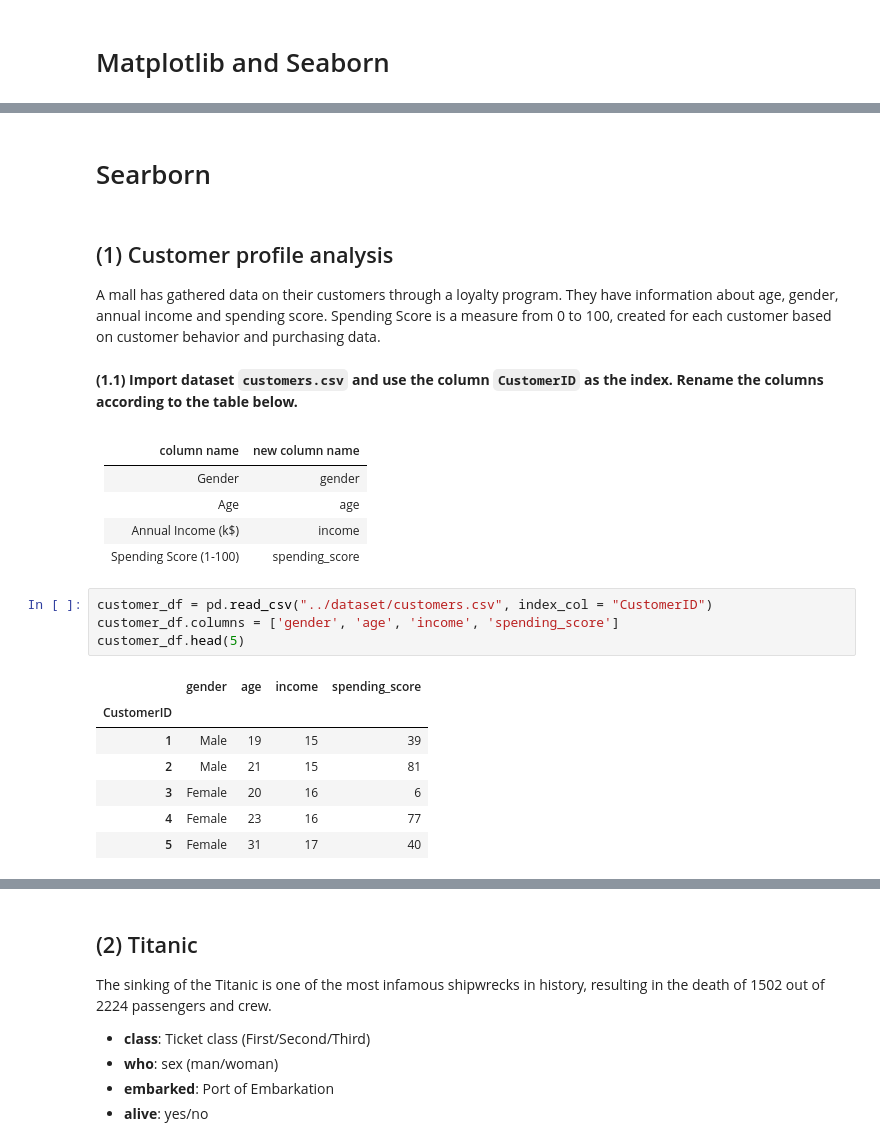
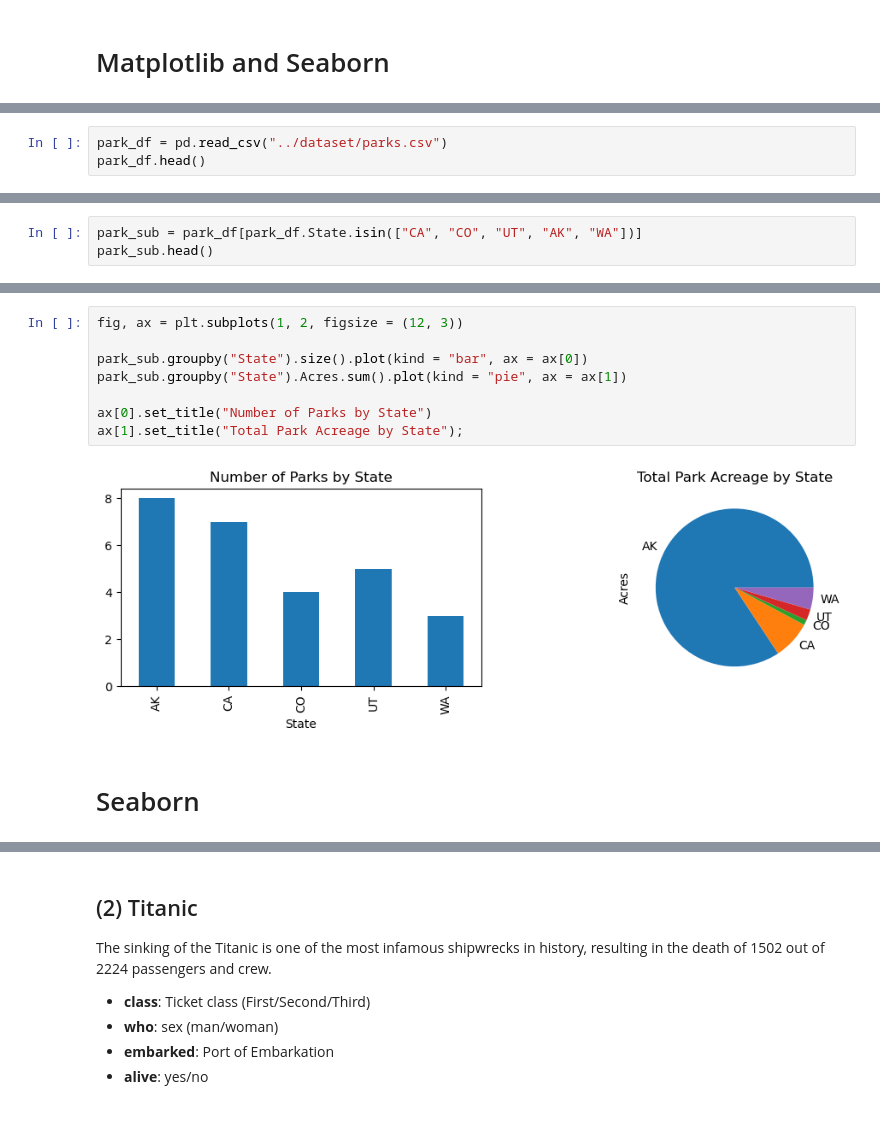
Before and after one commit to elthin/EBA3400, a Jupyter notebook: 03_jupyter_exercise/12_Matplotlib and Seaborn_Solution.ipynb, the cells around one changed output, grey strips where cells are left out. Drawn from its saved outputs; the diff is of its cells as text; blank space fills up the shorter version.

```diff
--- a/03_jupyter_exercise/12_Matplotlib and Seaborn_Solution.ipynb
+++ b/03_jupyter_exercise/12_Matplotlib and Seaborn_Solution.ipynb
@@ -5,0 +12,3 @@ import seaborn as sns
+# %%
+park_df = pd.read_csv("../dataset/parks.csv")
+park_df.head()
@@ -5,0 +24,3 @@ import seaborn as sns
+# %%
+park_sub = park_df[park_df.State.isin(["CA", "CO", "UT", "AK", "WA"])]
+park_sub.head()
@@ -6,26 +40,12 @@ import seaborn as sns
+# %%
+fig, ax = plt.subplots(1, 2, figsize = (12, 3))
+
+park_sub.groupby("State").size().plot(kind = "bar", ax = ax[0])
+park_sub.groupby("State").Acres.sum().plot(kind = "pie", ax = ax[1])
+
+ax[0].set_title("Number of Parks by State")
+ax[1].set_title("Total Park Acreage by State");
+# %% [output]
+[figure, added]
 # %% [markdown]
-# Searborn
+# Seaborn
-# %% [markdown]
-## (1) Customer profile analysis
-A mall has gathered data on their customers through a loyalty program. They have information about age, gender, annual income and spending score. Spending Score is a measure from 0 to 100, created for each customer based on customer behavior and purchasing data.
-# %% [markdown]
-**(1.1) Import dataset <code>customers.csv</code> and use the column <code>CustomerID</code> as the index. Rename the columns according to the table below.**<br>
-# %% [markdown]
-|column name| new column name|
-|:-:|:-:|
-|Gender|gender|
-|Age|age|
-|Annual Income (k$)|income|
-|Spending Score (1-100)|spending_score|
-# %%
-customer_df = pd.read_csv("../dataset/customers.csv", index_col = "CustomerID")
-customer_df.columns = ['gender', 'age', 'income', 'spending_score']
-customer_df.head(5)
-# %% [output]
-|  | gender | age | income | spending_score |
-| CustomerID |  |  |  |  |
-| 1 | Male | 19 | 15 | 39 |
-| 2 | Male | 21 | 15 | 81 |
-| 3 | Female | 20 | 16 | 6 |
-| 4 | Female | 23 | 16 | 77 |
-| 5 | Female | 31 | 17 | 40 |
```
Also changed, not shown: parts of 46 cells of this notebook, 14 other files.
